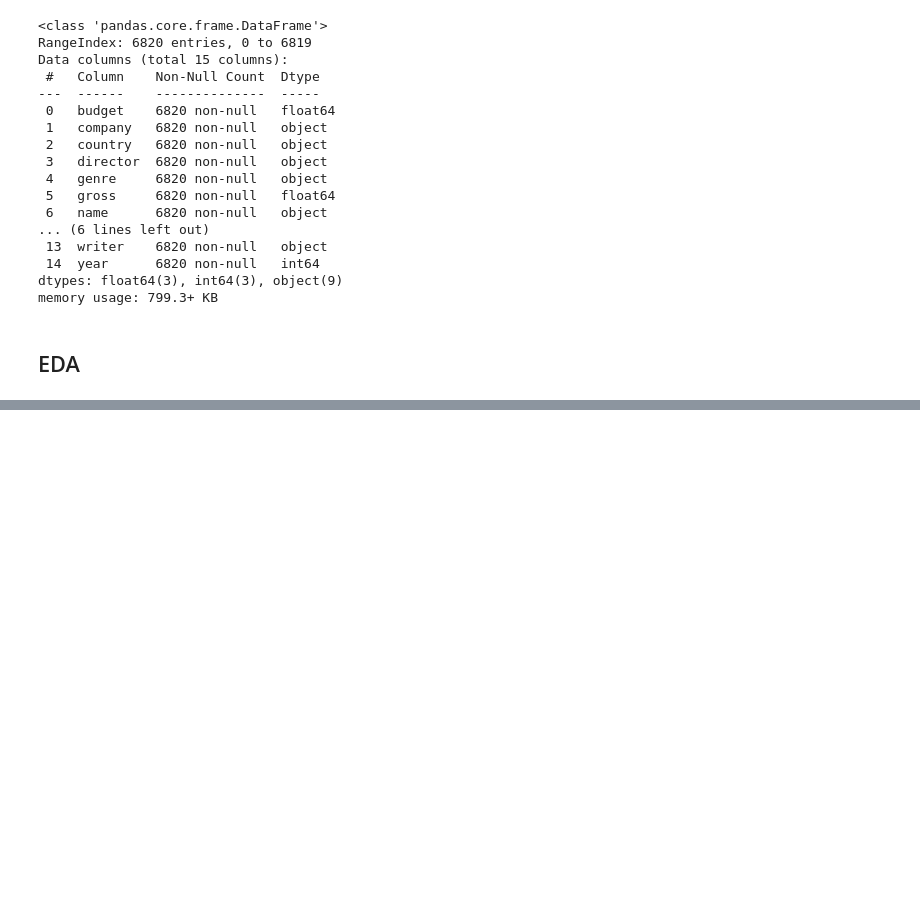
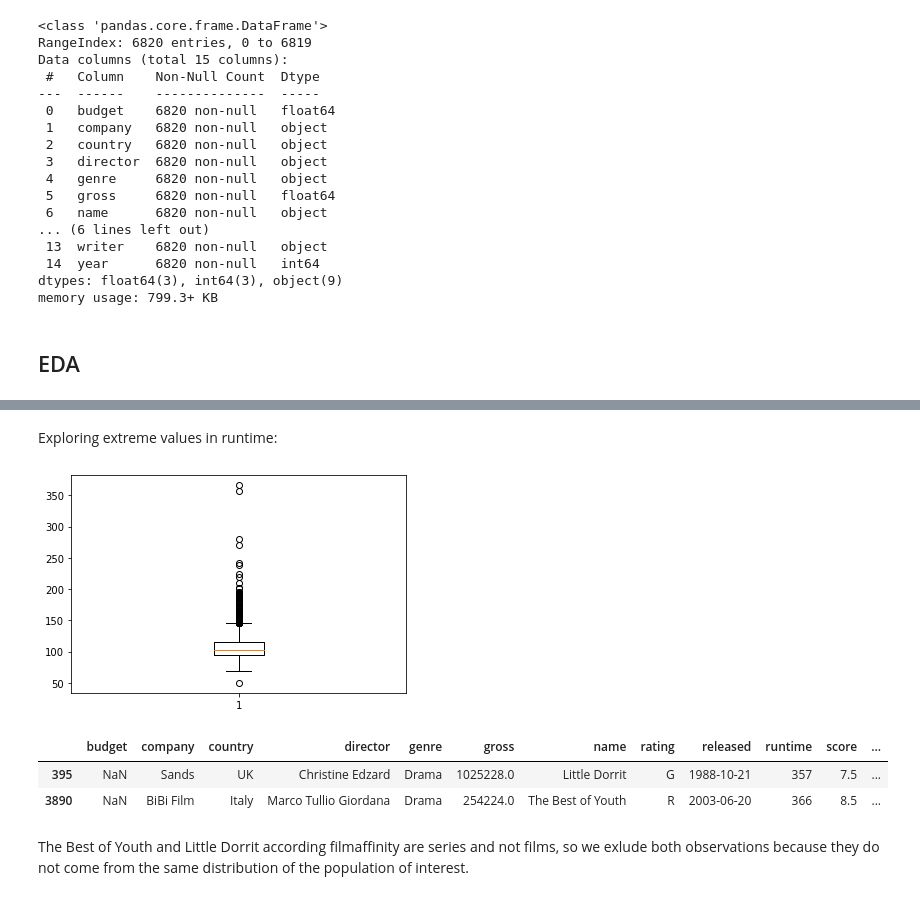
Before and after one commit to Albert-GM/mtys_challenge, a Jupyter notebook: notebooks/movies.ipynb, the cells around one changed output, grey strips where cells are left out. Drawn from its saved outputs; the diff is of its cells as text; code cells hidden in the pictures; blank space fills up the shorter version.

```diff
--- a/notebooks/movies.ipynb
+++ b/notebooks/movies.ipynb
@@ -39,2 +165,6 @@ memory usage: 799.3+ KB
 # %%
 df = df_raw.copy()
+df = df.sample(frac=1, random_state=seed)
+# %%
+# replaces 0 by nans according to the description of the variable
+df['budget'] = df['budget'].replace(0, np.nan)
@@ -40,0 +190,4 @@ df = df_raw.copy()
+# %%
+# changes released variable  to datetime
+df['released'] = pd.to_datetime(df['released'])
+df.dtypes
@@ -40,0 +231,15 @@ df = df_raw.copy()
+# %% [markdown]
+Exploring extreme values in runtime:
+# %%
+plt.boxplot(df['runtime']);
+# %% [output]
+[figure, added]
+# %%
+# observarions with runtime higher than 5 hours
+df.loc[df['runtime']>300]
+# %% [output]
+|  | budget | company | country | director | genre | gross | name | rating | released | runtime | score | ... |
+| 395 | NaN | Sands | UK | Christine Edzard | Drama | 1025228.0 | Little Dorrit | G | 1988-10-21 | 357 | 7.5 | ... |
+| 3890 | NaN | BiBi Film | Italy | Marco Tullio Giordana | Drama | 254224.0 | The Best of Youth | R | 2003-06-20 | 366 | 8.5 | ... |
+# %% [markdown]
+The Best of Youth and Little Dorrit according filmaffinity are series and not films, so we exlude both observations because they do not come from the same distribution of the population of interest.
```
Also changed, not shown: parts of 51 cells of this notebook, 1 other file.
